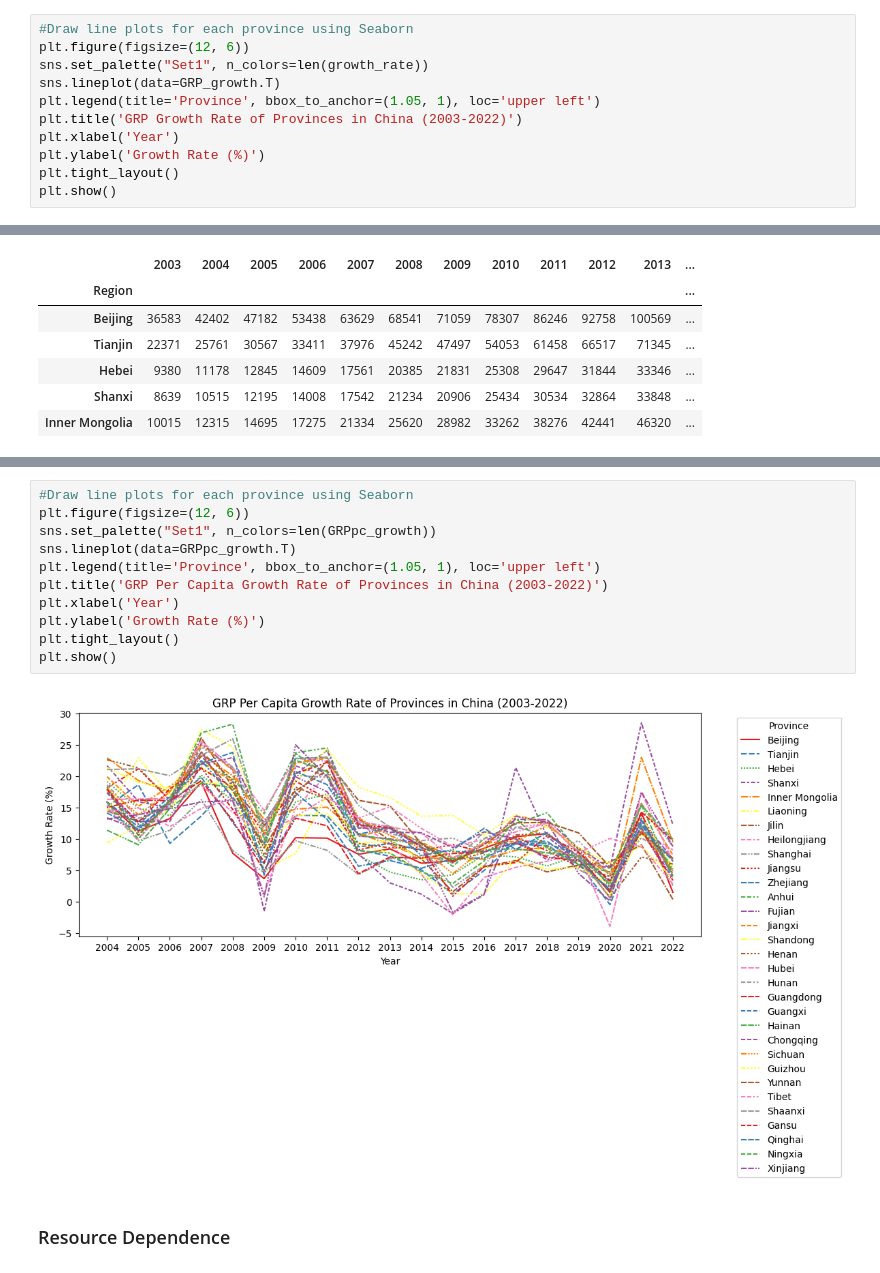
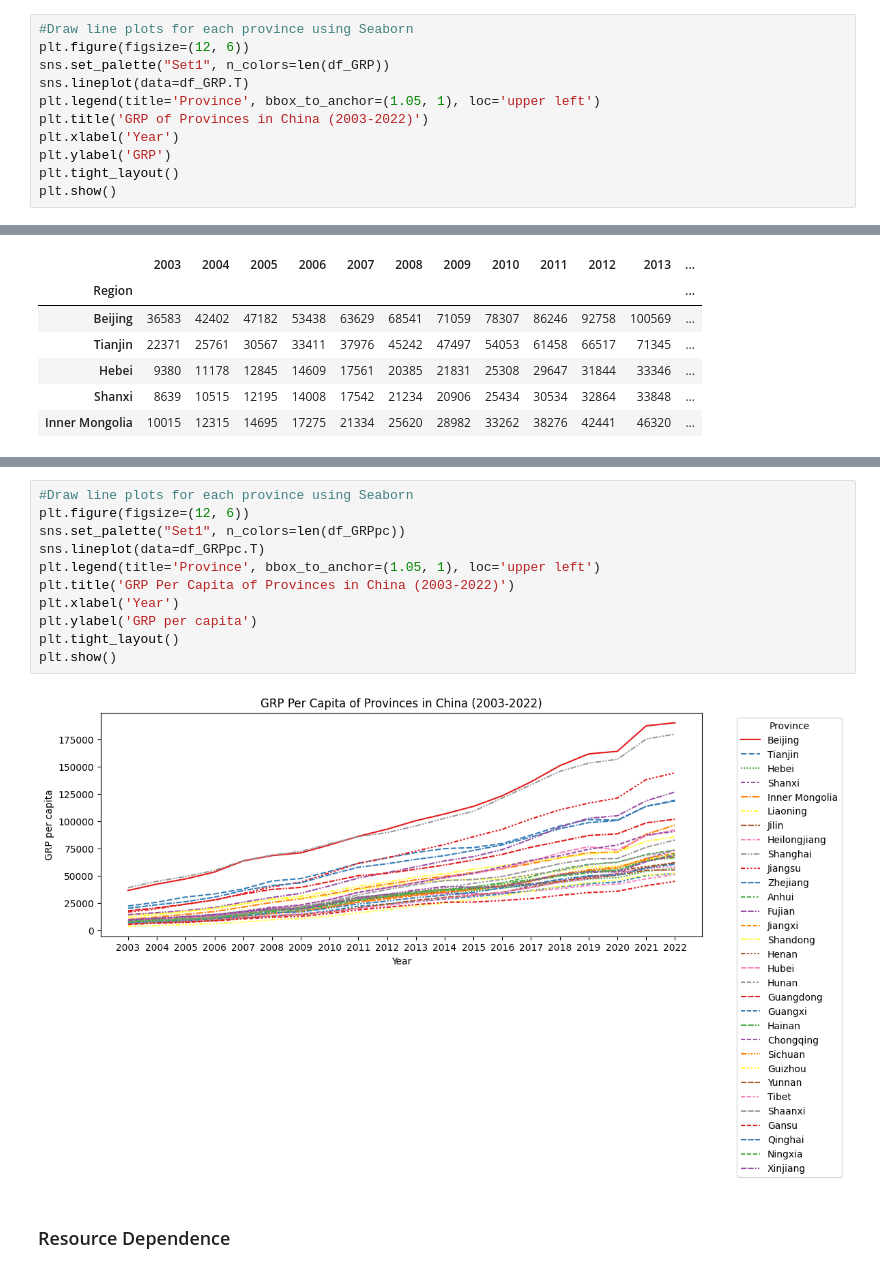
Before and after one commit to KaylaBai/Dissertation, a Jupyter notebook: Dissertation.ipynb, the cells around one changed output, grey strips where cells are left out. Drawn from its saved outputs; the diff is of its cells as text.

```diff
--- a/Dissertation.ipynb
+++ b/Dissertation.ipynb
@@ -258,12 +258,12 @@ GRP_growth.head()
 # %%
 #Draw line plots for each province using Seaborn
 plt.figure(figsize=(12, 6))
-sns.set_palette("Set1", n_colors=len(growth_rate))
-sns.lineplot(data=GRP_growth.T)
+sns.set_palette("Set1", n_colors=len(df_GRP))
+sns.lineplot(data=df_GRP.T)
 plt.legend(title='Province', bbox_to_anchor=(1.05, 1), loc='upper left')
-plt.title('GRP Growth Rate of Provinces in China (2003-2022)')
+plt.title('GRP of Provinces in China (2003-2022)')
 plt.xlabel('Year')
-plt.ylabel('Growth Rate (%)')
+plt.ylabel('GRP')
 plt.tight_layout()
 plt.show()
 # %% [output]
@@ -305,16 +305,16 @@ GRPpc_growth.head()
 # %%
 #Draw line plots for each province using Seaborn
 plt.figure(figsize=(12, 6))
-sns.set_palette("Set1", n_colors=len(GRPpc_growth))
-sns.lineplot(data=GRPpc_growth.T)
+sns.set_palette("Set1", n_colors=len(df_GRPpc))
+sns.lineplot(data=df_GRPpc.T)
 plt.legend(title='Province', bbox_to_anchor=(1.05, 1), loc='upper left')
-plt.title('GRP Per Capita Growth Rate of Provinces in China (2003-2022)')
+plt.title('GRP Per Capita of Provinces in China (2003-2022)')
 plt.xlabel('Year')
-plt.ylabel('Growth Rate (%)')
+plt.ylabel('GRP per capita')
 plt.tight_layout()
 plt.show()
 # %% [output]
-[figure, old version]
+[figure, new version]
 # %% [markdown]
 ### Resource Dependence
 # %%
```
Also changed, not shown: parts of 7 cells of this notebook.
